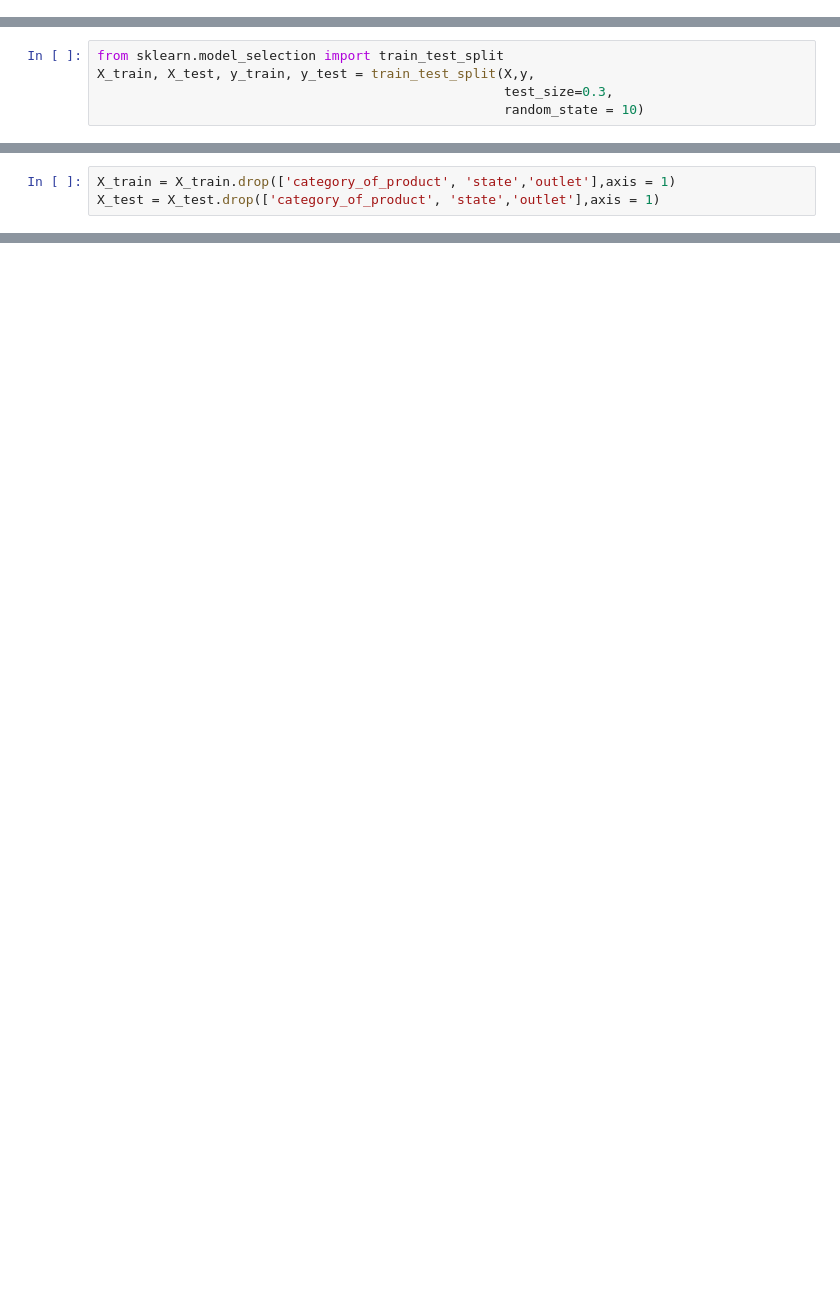
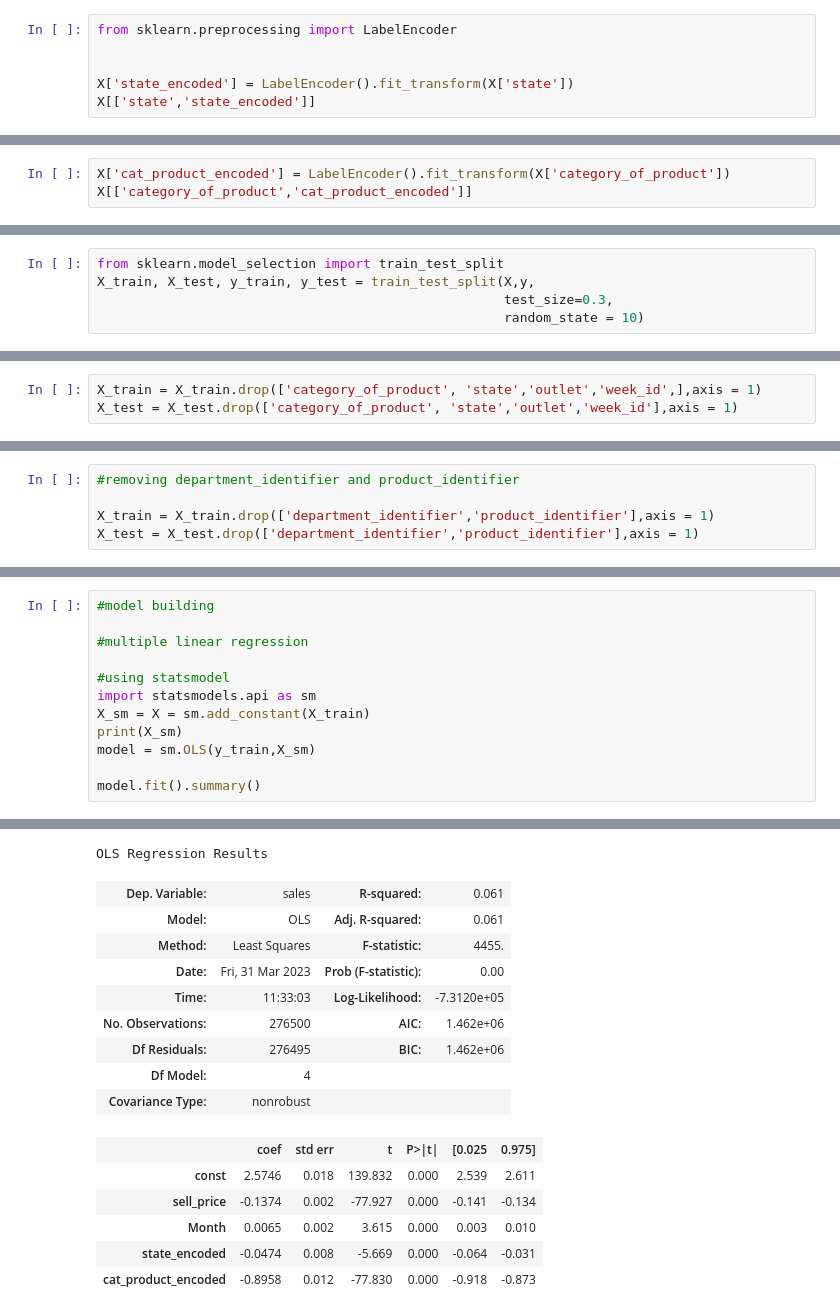
Before and after one commit to Prateekbangwal/Predicting_sales_of_product, a Jupyter notebook: predicting_retail_sales.ipynb, the cells around one changed output, grey strips where cells are left out. Drawn from its saved outputs; the diff is of its cells as text; blank space fills up the shorter version.

Commit message:
feature selection and label encoding

```diff
--- a/predicting_retail_sales.ipynb
+++ b/predicting_retail_sales.ipynb
@@ -381,3 +381,9 @@ train_data = train_data.drop(['date'],axis =1)
 #splitting the dataset into train and test set
 X = train_data.drop(['sales'],axis = 1)
 y = train_data['sales']
+# %%
+from sklearn.preprocessing import LabelEncoder
+
+
+X['state_encoded'] = LabelEncoder().fit_transform(X['state'])
+X[['state','state_encoded']]
@@ -383,0 +404,3 @@ y = train_data['sales']
+# %%
+X['cat_product_encoded'] = LabelEncoder().fit_transform(X['category_of_product'])
+X[['category_of_product','cat_product_encoded']]
@@ -437,3 +436,3 @@ print(df_cat_train_ohe.head())
 # %%
-X_train = X_train.drop(['category_of_product', 'state','outlet'],axis = 1)
-X_test = X_test.drop(['category_of_product', 'state','outlet'],axis = 1)
+X_train = X_train.drop(['category_of_product', 'state','outlet','week_id',],axis = 1)
+X_test = X_test.drop(['category_of_product', 'state','outlet','week_id'],axis = 1)
@@ -490,0 +473,5 @@ X_train_con.to_csv('data_out/tes.csv',index=False)
+# %%
+#removing department_identifier and product_identifier
+
+X_train = X_train.drop(['department_identifier','product_identifier'],axis = 1)
+X_test = X_test.drop(['department_identifier','product_identifier'],axis = 1)
@@ -490,0 +487,13 @@ X_train_con.to_csv('data_out/tes.csv',index=False)
+# %%
+#model building
+
+#multiple linear regression
+
+#using statsmodel
+import statsmodels.api as sm
+X_sm = X = sm.add_constant(X_train)
+print(X_sm)
+model = sm.OLS(y_train,X_sm)
+
+model.fit().summary()
+# %% [output]
@@ -490,0 +514,16 @@ X_train_con.to_csv('data_out/tes.csv',index=False)
+OLS Regression Results
+| Dep. Variable: | sales | R-squared: | 0.061 |
+| Model: | OLS | Adj. R-squared: | 0.061 |
+| Method: | Least Squares | F-statistic: | 4455. |
+| Date: | Fri, 31 Mar 2023 | Prob (F-statistic): | 0.00 |
+| Time: | 11:33:03 | Log-Likelihood: | -7.3120e+05 |
+| No. Observations: | 276500 | AIC: | 1.462e+06 |
+| Df Residuals: | 276495 | BIC: | 1.462e+06 |
+| Df Model: | 4 |  |  |
+| Covariance Type: | nonrobust |  |  |
+|  | coef | std err | t | P>|t| | [0.025 | 0.975] |
+| const | 2.5746 | 0.018 | 139.832 | 0.000 | 2.539 | 2.611 |
+| sell_price | -0.1374 | 0.002 | -77.927 | 0.000 | -0.141 | -0.134 |
+| Month | 0.0065 | 0.002 | 3.615 | 0.000 | 0.003 | 0.010 |
+| state_encoded | -0.0474 | 0.008 | -5.669 | 0.000 | -0.064 | -0.031 |
+| cat_product_encoded | -0.8958 | 0.012 | -77.830 | 0.000 | -0.918 | -0.873 |
```
Also changed, not shown: parts of 15 cells of this notebook.
